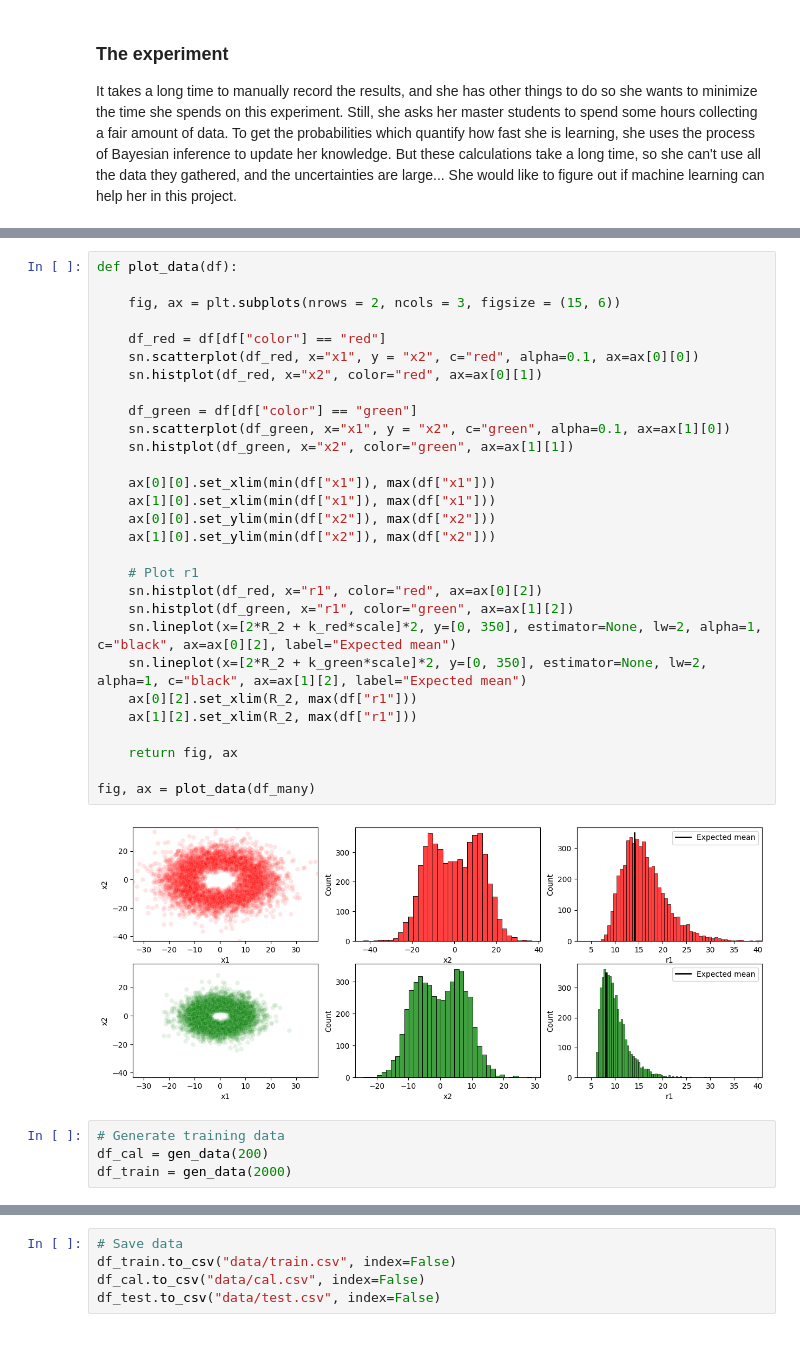
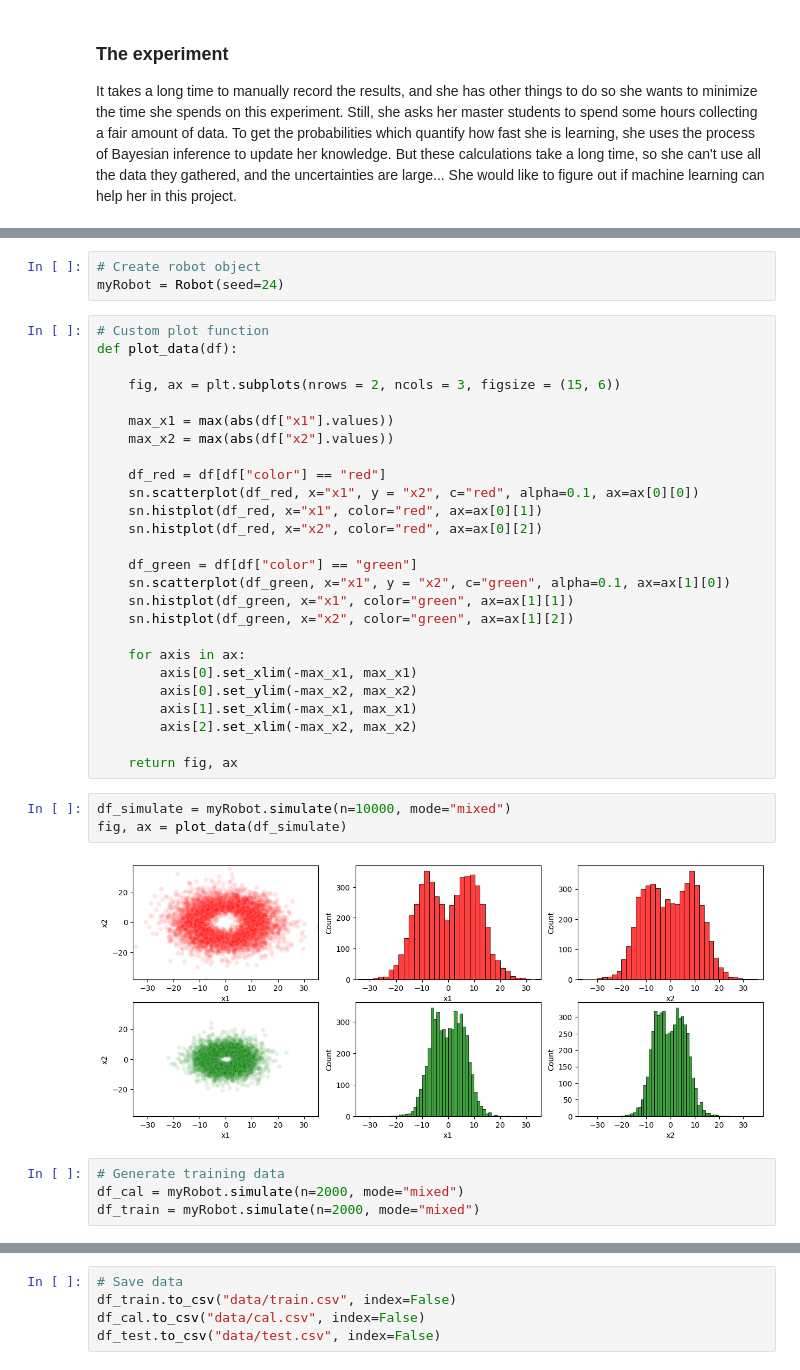
Before and after one commit to choisant/foundational-modeling, a Jupyter notebook: toy_experiment/data.ipynb, the cells around one changed output, grey strips where cells are left out. Cells and saved outputs as stored; diff of their text form; blank space fills up the shorter version.

```diff
--- a/toy_experiment/data.ipynb
+++ b/toy_experiment/data.ipynb
@@ -195,38 +66,41 @@ df_many = gen_data(10000)
+# %%
+# Create robot object
+myRobot = Robot(seed=24)
 # %%
+# Custom plot function
 def plot_data(df):
 
     fig, ax = plt.subplots(nrows = 2, ncols = 3, figsize = (15, 6))
 
+    max_x1 = max(abs(df["x1"].values))
+    max_x2 = max(abs(df["x2"].values))
+
     df_red = df[df["color"] == "red"]
     sn.scatterplot(df_red, x="x1", y = "x2", c="red", alpha=0.1, ax=ax[0][0])
-    sn.histplot(df_red, x="x2", color="red", ax=ax[0][1])
+    sn.histplot(df_red, x="x1", color="red", ax=ax[0][1])
+    sn.histplot(df_red, x="x2", color="red", ax=ax[0][2])
 
     df_green = df[df["color"] == "green"]
     sn.scatterplot(df_green, x="x1", y = "x2", c="green", alpha=0.1, ax=ax[1][0])
-    sn.histplot(df_green, x="x2", color="green", ax=ax[1][1])
+    sn.histplot(df_green, x="x1", color="green", ax=ax[1][1])
+    sn.histplot(df_green, x="x2", color="green", ax=ax[1][2])
 
-    ax[0][0].set_xlim(min(df["x1"]), max(df["x1"]))
-    ax[1][0].set_xlim(min(df["x1"]), max(df["x1"]))
-    ax[0][0].set_ylim(min(df["x2"]), max(df["x2"]))
-    ax[1][0].set_ylim(min(df["x2"]), max(df["x2"]))
-
-    # Plot r1
-    sn.histplot(df_red, x="r1", color="red", ax=ax[0][2])
-    sn.histplot(df_green, x="r1", color="green", ax=ax[1][2])
-    sn.lineplot(x=[2*R_2 + k_red*scale]*2, y=[0, 350], estimator=None, lw=2, alpha=1, c="black", ax=ax[0][2], label="Expected mean")
-    sn.lineplot(x=[2*R_2 + k_green*scale]*2, y=[0, 350], estimator=None, lw=2, alpha=1, c="black", ax=ax[1][2], label="Expected mean")
-    ax[0][2].set_xlim(R_2, max(df["r1"]))
-    ax[1][2].set_xlim(R_2, max(df["r1"]))
+    for axis in ax:
+        axis[0].set_xlim(-max_x1, max_x1)
+        axis[0].set_ylim(-max_x2, max_x2)
+        axis[1].set_xlim(-max_x1, max_x1)
+        axis[2].set_xlim(-max_x2, max_x2)
 
     return fig, ax
-
-fig, ax = plot_data(df_many)
-# %% [output]
-[figure, removed]
+# %%
+df_simulate = myRobot.simulate(n=10000, mode="mixed")
+fig, ax = plot_data(df_simulate)
+# %% [output]
+[figure, added]
 # %%
 # Generate training data
-df_cal = gen_data(200)
-df_train = gen_data(2000)
+df_cal = myRobot.simulate(n=2000, mode="mixed")
+df_train = myRobot.simulate(n=2000, mode="mixed")
 # %%
 fig, ax = plot_data(df_cal)
 # %% [output]
```
Also changed, not shown: parts of 13 cells of this notebook, 8 other files.
